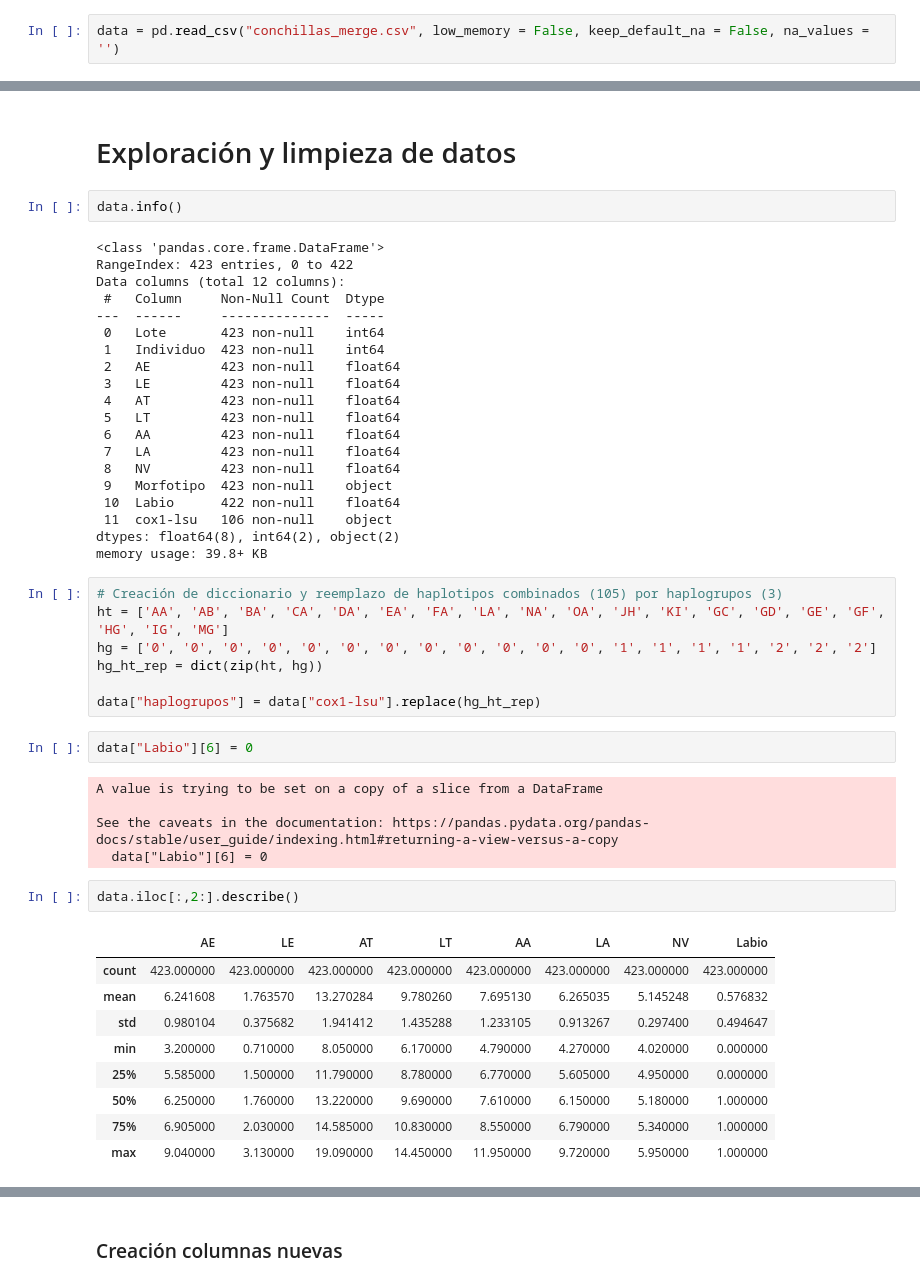
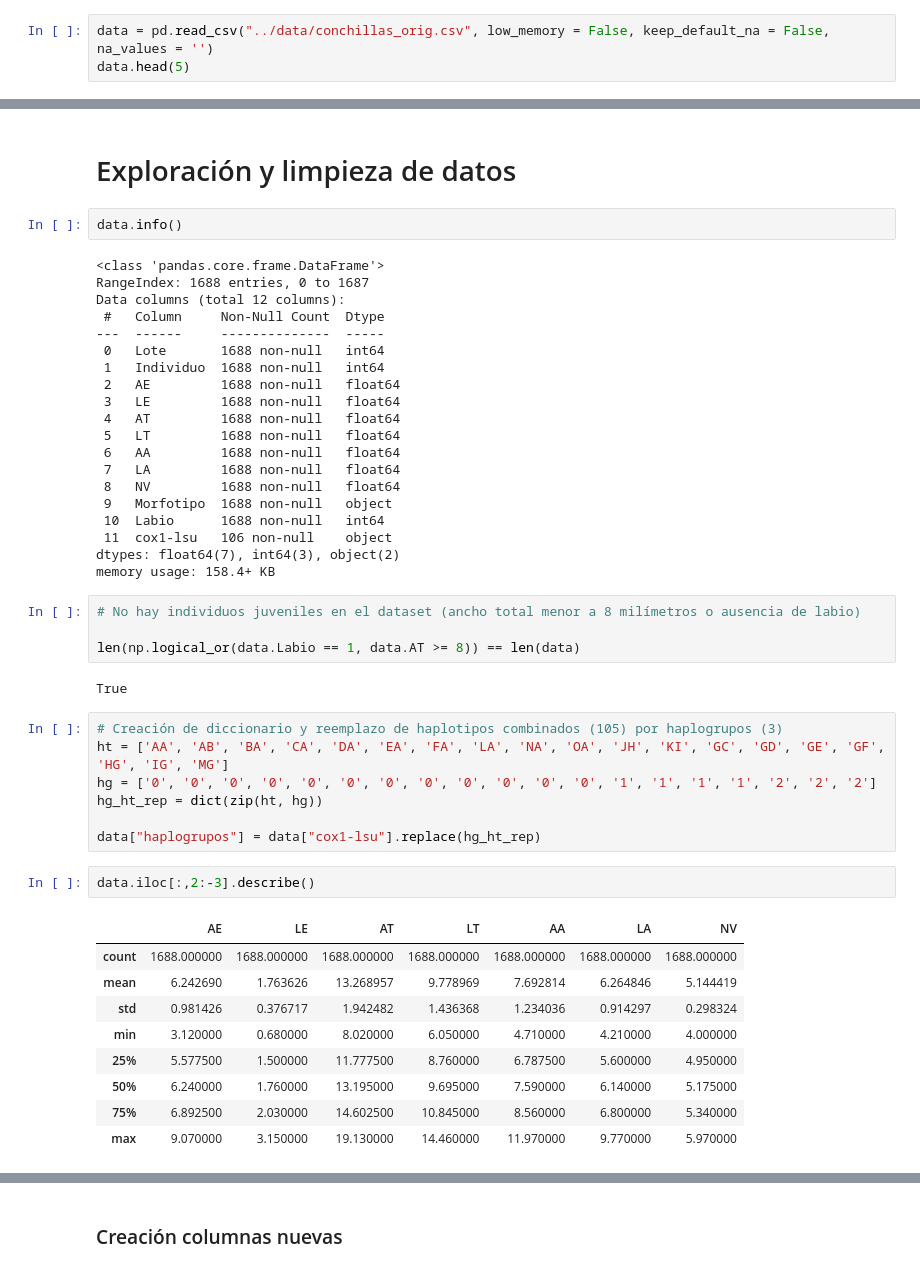
Before and after one commit to szl30n/ProyectosDHDS, a Jupyter notebook: TP4/notebooks/Borrador Mae 01SEP.ipynb, the cells around one changed output, grey strips where cells are left out. Cells and saved outputs as stored; diff of their text form.

```diff
--- a/TP4/notebooks/Borrador Mae 01SEP.ipynb
+++ b/TP4/notebooks/Borrador Mae 01SEP.ipynb
@@ -23,4 +23,5 @@ matplotlib.style.use('ggplot')
 from IPython.core.interactiveshell import InteractiveShell
 InteractiveShell.ast_node_interactivity = "all"
 # %%
-data = pd.read_csv("conchillas_merge.csv", low_memory = False, keep_default_na = False, na_values = '')
+data = pd.read_csv("../data/conchillas_orig.csv", low_memory = False, keep_default_na = False, na_values = '')
+data.head(5)
@@ -36,24 +38,30 @@ True
 data.info()
 # %% [output]
 <class 'pandas.core.frame.DataFrame'>
-RangeIndex: 423 entries, 0 to 422
+RangeIndex: 1688 entries, 0 to 1687
 Data columns (total 12 columns):
  #   Column     Non-Null Count  Dtype
 ---  ------     --------------  -----
- 0   Lote       423 non-null    int64
- 1   Individuo  423 non-null    int64
- 2   AE         423 non-null    float64
- 3   LE         423 non-null    float64
- 4   AT         423 non-null    float64
- 5   LT         423 non-null    float64
- 6   AA         423 non-null    float64
- 7   LA         423 non-null    float64
- 8   NV         423 non-null    float64
- 9   Morfotipo  423 non-null    object
- 10  Labio      422 non-null    float64
+ 0   Lote       1688 non-null   int64
+ 1   Individuo  1688 non-null   int64
+ 2   AE         1688 non-null   float64
+ 3   LE         1688 non-null   float64
+ 4   AT         1688 non-null   float64
+ 5   LT         1688 non-null   float64
+ 6   AA         1688 non-null   float64
+ 7   LA         1688 non-null   float64
+ 8   NV         1688 non-null   float64
+ 9   Morfotipo  1688 non-null   object
+ 10  Labio      1688 non-null   int64
  11  cox1-lsu   106 non-null    object
-dtypes: float64(8), int64(2), object(2)
-memory usage: 39.8+ KB
+dtypes: float64(7), int64(3), object(2)
+memory usage: 158.4+ KB
+# %%
+# No hay individuos juveniles en el dataset (ancho total menor a 8 milímetros o ausencia de labio)
+
+len(np.logical_or(data.Labio == 1, data.AT >= 8)) == len(data)
+# %% [output]
+True
 # %%
 # Creación de diccionario y reemplazo de haplotipos combinados (105) por haplogrupos (3)
 ht = ['AA', 'AB', 'BA', 'CA', 'DA', 'EA', 'FA', 'LA', 'NA', 'OA', 'JH', 'KI', 'GC', 'GD', 'GE', 'GF', 'HG', 'IG', 'MG']
@@ -61,22 +69,15 @@ hg = ['0', '0', '0', '0', '0', '0', '0', '0', '0', '0', '0', '0', '1', '1', '1',
 hg_ht_rep = dict(zip(ht, hg))
 
 data["haplogrupos"] = data["cox1-lsu"].replace(hg_ht_rep)
-# %%
-data["Labio"][6] = 0
-# %% [output]
-A value is trying to be set on a copy of a slice from a DataFrame
-
-See the caveats in the documentation: https://pandas.pydata.org/pandas-docs/stable/user_guide/indexing.html#returning-a-view-versus-a-copy
-  data["Labio"][6] = 0
 # %%
-data.iloc[:,2:].describe()
+data.iloc[:,2:-3].describe()
 # %% [output]
-|  | AE | LE | AT | LT | AA | LA | NV | Labio |
-| count | 423.000000 | 423.000000 | 423.000000 | 423.000000 | 423.000000 | 423.000000 | 423.000000 | 423.000000 |
-| mean | 6.241608 | 1.763570 | 13.270284 | 9.780260 | 7.695130 | 6.265035 | 5.145248 | 0.576832 |
-| std | 0.980104 | 0.375682 | 1.941412 | 1.435288 | 1.233105 | 0.913267 | 0.297400 | 0.494647 |
-| min | 3.200000 | 0.710000 | 8.050000 | 6.170000 | 4.790000 | 4.270000 | 4.020000 | 0.000000 |
-| 25% | 5.585000 | 1.500000 | 11.790000 | 8.780000 | 6.770000 | 5.605000 | 4.950000 | 0.000000 |
-| 50% | 6.250000 | 1.760000 | 13.220000 | 9.690000 | 7.610000 | 6.150000 | 5.180000 | 1.000000 |
-| 75% | 6.905000 | 2.030000 | 14.585000 | 10.830000 | 8.550000 | 6.790000 | 5.340000 | 1.000000 |
-| max | 9.040000 | 3.130000 | 19.090000 | 14.450000 | 11.950000 | 9.720000 | 5.950000 | 1.000000 |
+|  | AE | LE | AT | LT | AA | LA | NV |
+| count | 1688.000000 | 1688.000000 | 1688.000000 | 1688.000000 | 1688.000000 | 1688.000000 | 1688.000000 |
+| mean | 6.242690 | 1.763626 | 13.268957 | 9.778969 | 7.692814 | 6.264846 | 5.144419 |
+| std | 0.981426 | 0.376717 | 1.942482 | 1.436368 | 1.234036 | 0.914297 | 0.298324 |
+| min | 3.120000 | 0.680000 | 8.020000 | 6.050000 | 4.710000 | 4.210000 | 4.000000 |
+| 25% | 5.577500 | 1.500000 | 11.777500 | 8.760000 | 6.787500 | 5.600000 | 4.950000 |
+| 50% | 6.240000 | 1.760000 | 13.195000 | 9.695000 | 7.590000 | 6.140000 | 5.175000 |
+| 75% | 6.892500 | 2.030000 | 14.602500 | 10.845000 | 8.560000 | 6.800000 | 5.340000 |
+| max | 9.070000 | 3.150000 | 19.130000 | 14.460000 | 11.970000 | 9.770000 | 5.970000 |
```
Also changed, not shown: parts of 10 cells of this notebook, 1 other file.
